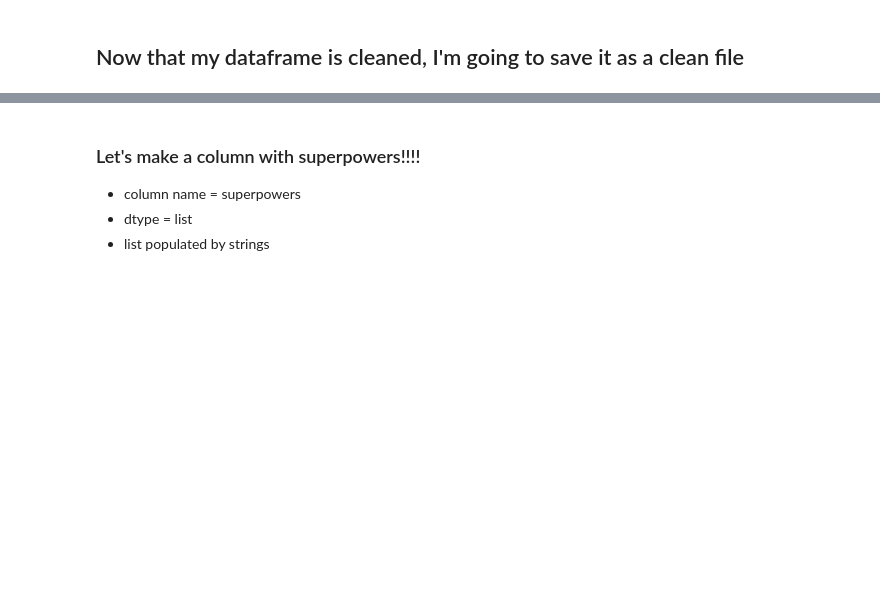
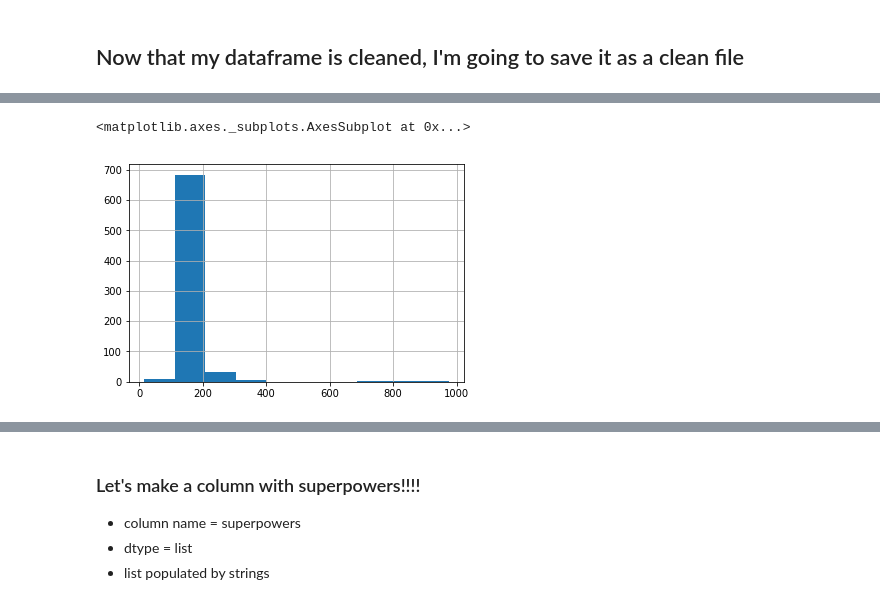
Before and after one commit to learn-co-curriculum/dsc-lp-PANDAS-data-cleaning2, a Jupyter notebook: Data-Cleaning-Teacher-Version.ipynb, the cells around one changed output, grey strips where cells are left out. Saved outputs shown, nothing was run; the diff lists cells and outputs as text; code cells hidden in the pictures; blank space fills up the shorter version.

```diff
--- a/Data-Cleaning-Teacher-Version.ipynb
+++ b/Data-Cleaning-Teacher-Version.ipynb
@@ -466,0 +518,5 @@ df3.head()
+# %%
+df3.height.hist()
+# %% [output]
+<matplotlib.axes._subplots.AxesSubplot at 0x...>
+[figure, added]
```
Also changed, not shown: parts of 66 cells of this notebook, 2 other files.
